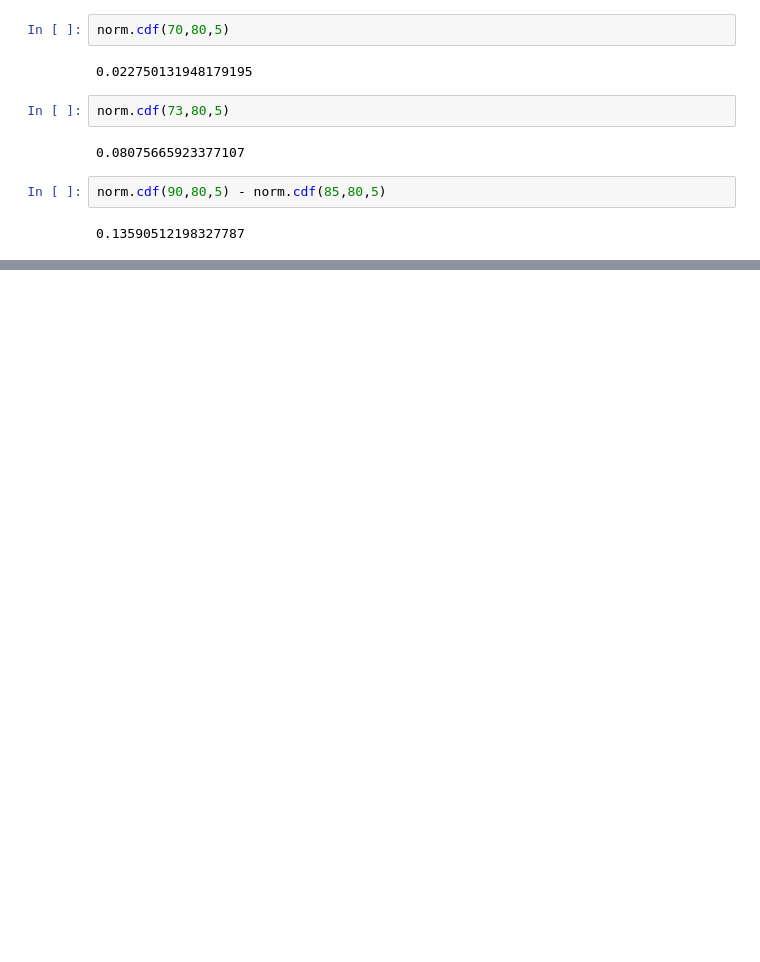
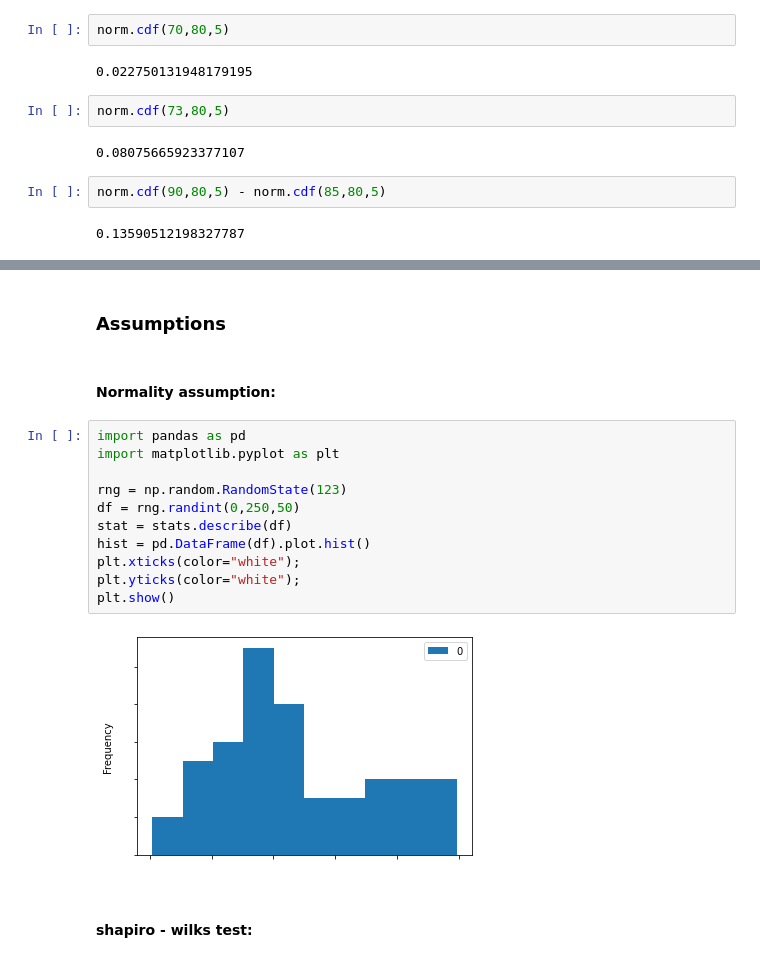
Before and after one commit to Huxoo/python_and_datascience, a Jupyter notebook: 4.Statistics for data science.ipynb, the cells around one changed output, grey strips where cells are left out. Drawn from its saved outputs; the diff is of its cells as text; blank space fills up the shorter version.

```diff
--- a/4.Statistics for data science.ipynb
+++ b/4.Statistics for data science.ipynb
@@ -200,0 +224,19 @@ norm.cdf(90,80,5) - norm.cdf(85,80,5)
+# %% [markdown]
+### Assumptions
+# %% [markdown]
+#### Normality assumption:
+# %%
+import pandas as pd
+import matplotlib.pyplot as plt
+
+rng = np.random.RandomState(123)
+df = rng.randint(0,250,50)
+stat = stats.describe(df)
+hist = pd.DataFrame(df).plot.hist()
+plt.xticks(color="white");
+plt.yticks(color="white");
+plt.show()
+# %% [output]
+[figure, added]
+# %% [markdown]
+#### shapiro - wilks test:
```
Also changed, not shown: parts of 22 cells of this notebook.
